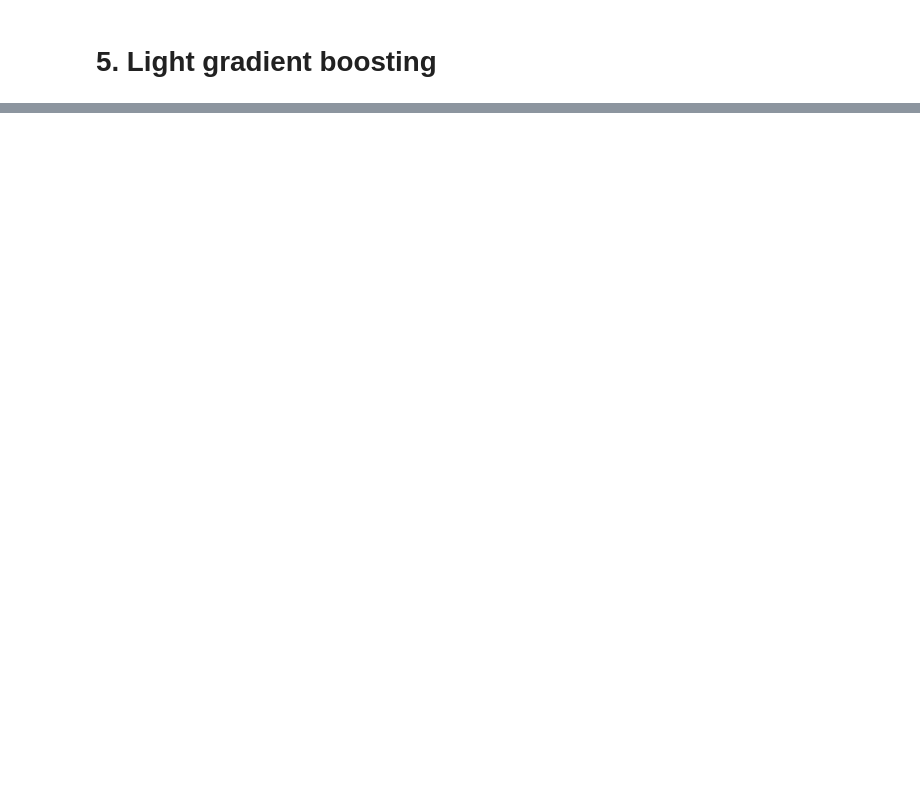
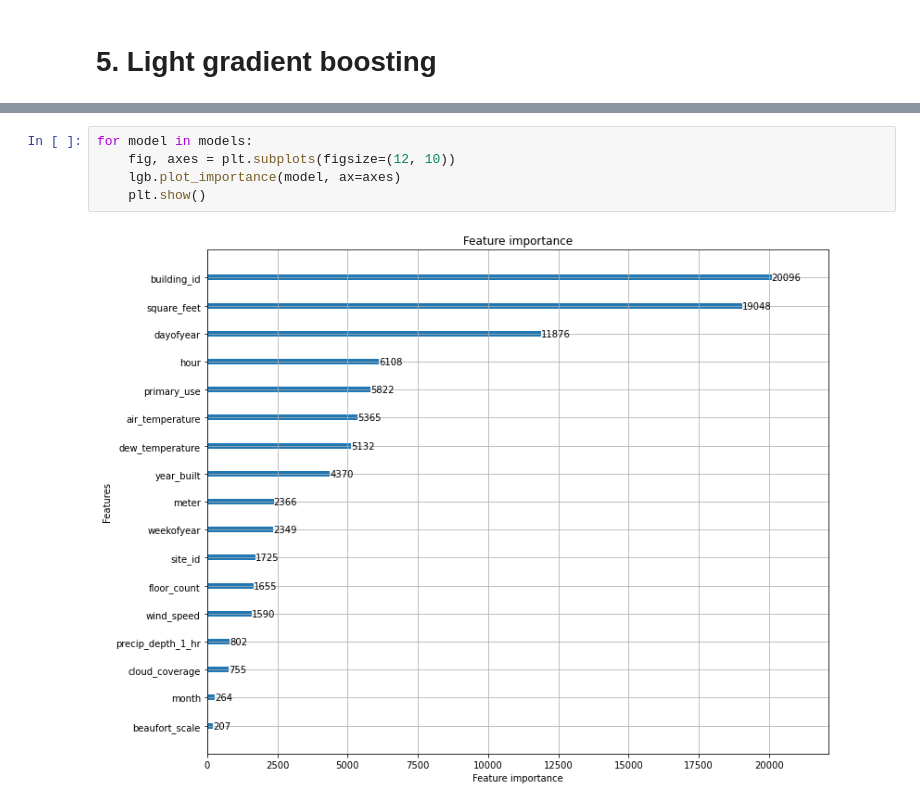
Before and after one commit to datajiang/SpringBoard, a Jupyter notebook: Capstone Project 2/Machine_Learning-lgb.ipynb, the cells around one changed output, grey strips where cells are left out. Drawn from its saved outputs; the diff is of its cells as text; blank space fills up the shorter version.

```diff
--- a/Capstone Project 2/Machine_Learning-lgb.ipynb
+++ b/Capstone Project 2/Machine_Learning-lgb.ipynb
@@ -360,0 +422,7 @@ train.groupby('timestamp')['meter_reading'].sum()
+# %%
+for model in models:
+    fig, axes = plt.subplots(figsize=(12, 10))
+    lgb.plot_importance(model, ax=axes)
+    plt.show()
+# %% [output]
+[figure, added]
```
Also changed, not shown: parts of 50 cells of this notebook, 1 other file.
